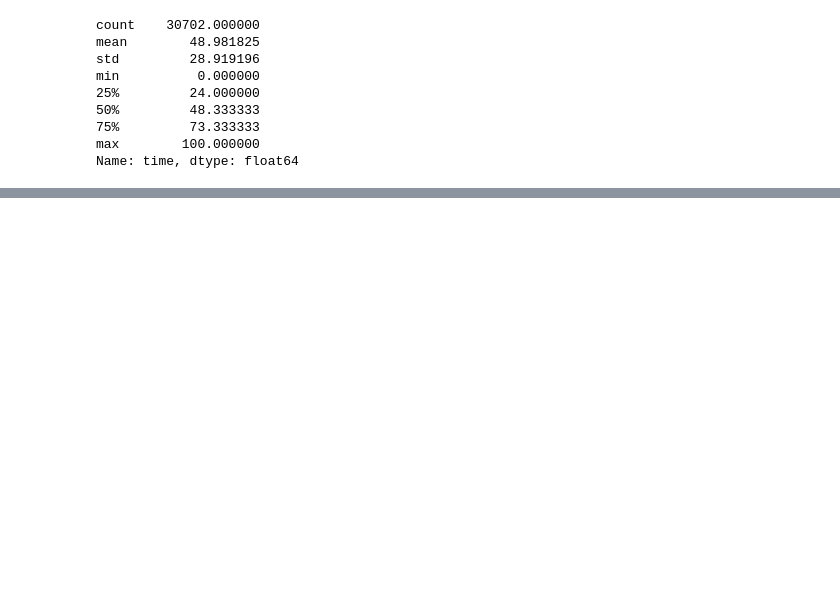
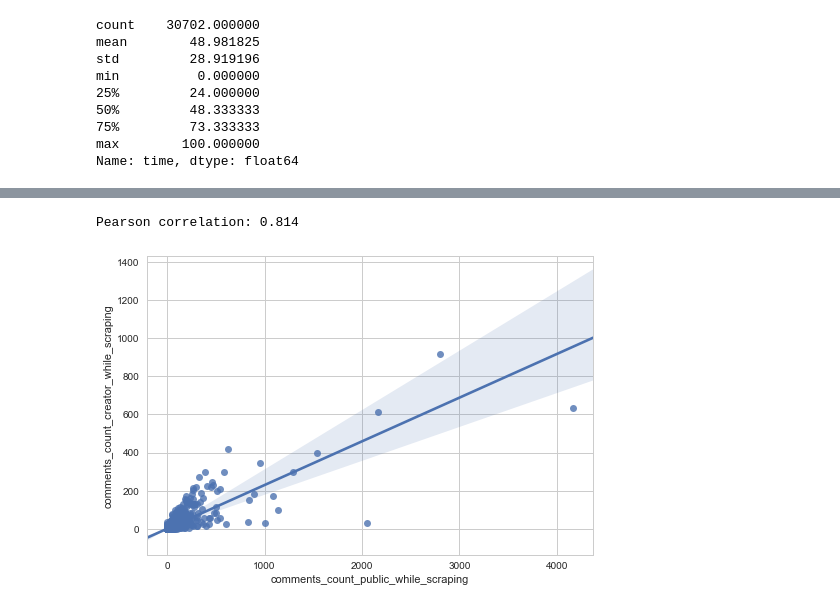
Before and after one commit to blanarik/kickstarter_success_prediction, a Jupyter notebook: 05_Kickstarter_data_integration_and_exploratory_data_analysis_of_merged_dataset.ipynb, the cells around one changed output, grey strips where cells are left out. Drawn from its saved outputs; the diff is of its cells as text; code cells hidden in the pictures; blank space fills up the shorter version.

```diff
--- a/05_Kickstarter_data_integration_and_exploratory_data_analysis_of_merged_dataset.ipynb
+++ b/05_Kickstarter_data_integration_and_exploratory_data_analysis_of_merged_dataset.ipynb
@@ -497,0 +634,4 @@ order by p.project_id asc;
+# %%
+# group by ID to get count of comments made by public that were added before scraping
+df_comm_merged_public = df_comm_merged_public[['author_is_creator','ID']].groupby('ID').count().rename(index=str, columns={'author_is_creator': 'comments_count_public_while_scraping'})
+df_comm_merged_public.head()
@@ -497,0 +656,11 @@ order by p.project_id asc;
+# %%
+# ids to join main df
+df_comm_merged_creator['ID'] = df_comm_merged_creator.index.astype('int64')
+df_comm_merged_public['ID'] = df_comm_merged_public.index.astype('int64')
+# %%
+# add both counts to df with observations
+df = df.merge(df_comm_merged_creator, how='left', on='ID')
+df = df.merge(df_comm_merged_public, how='left', on='ID')
+# %%
+df['comments_count_creator_while_scraping'] = df['comments_count_creator_while_scraping'].fillna(0)
+df['comments_count_public_while_scraping'] = df['comments_count_public_while_scraping'].fillna(0)
@@ -497,0 +679,6 @@ order by p.project_id asc;
+# %%
+sns.regplot(x="comments_count_public_while_scraping", y="comments_count_creator_while_scraping", data=df)
+print("Pearson correlation: %.3f" % df['comments_count_public_while_scraping'].corr(df['comments_count_creator_while_scraping']))
+# %% [output]
+Pearson correlation: 0.814
+[figure, added]
```
Also changed, not shown: parts of 77 cells of this notebook.
